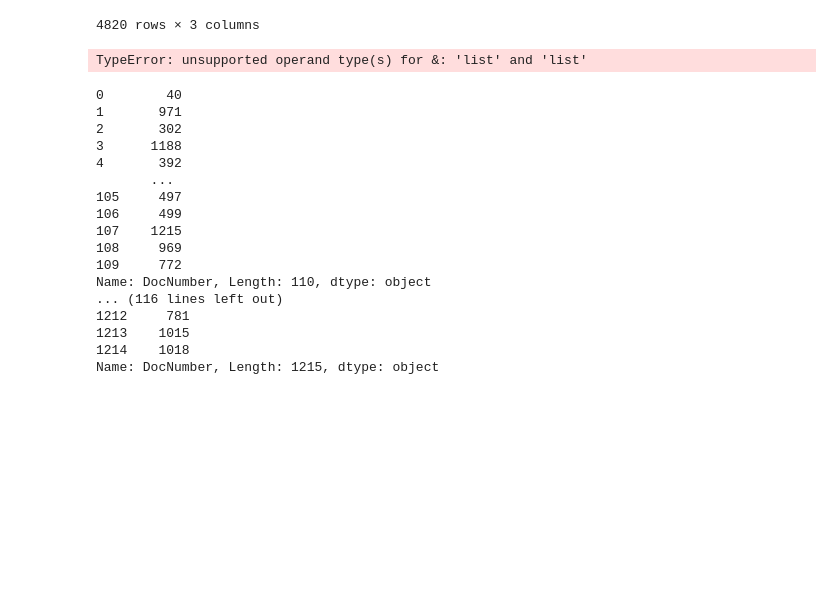
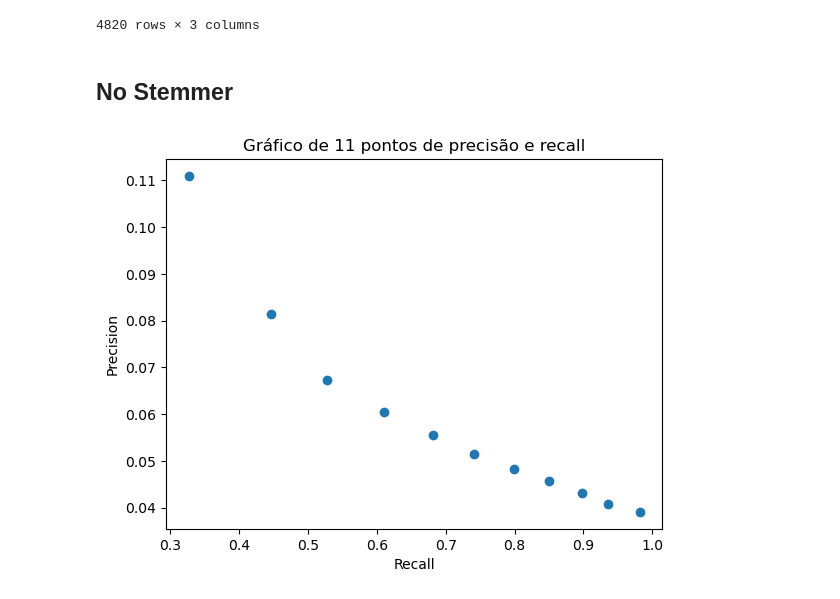
Before and after one commit to PedroSiqueira1/BuscaMineracaoDeTexto, a Jupyter notebook: notebook/avaliacao.ipynb, the cells around one changed output. Drawn from its saved outputs; the diff is of its cells as text; code cells hidden in the pictures; blank space fills up the shorter version.

Commit message:
Add stemmer graph

```diff
--- a/notebook/avaliacao.ipynb
+++ b/notebook/avaliacao.ipynb
@@ -62,44 +63,41 @@ esperados
 | 4818 | 100 | 1097 | 2 |
 | 4819 | 100 | 1232 | 2 |
 4820 rows × 3 columns
-# %%
-a = [1,2,3]
-b = [3,4,5]
-
-a%b
-# %% [output]
-TypeError: unsupported operand type(s) for &: 'list' and 'list'
+# %% [markdown]
+## No Stemmer
 # %%
 queries = esperados['QueryNumber'].unique()
 precision = {}
 recall = {}
 
+for i in range(11):
+    precision[i] = []
+    recall[i] = []
+
 for query in queries:
-    precision[query] = []
-    recall[query] = []
     relevant_documents = esperados[esperados['QueryNumber'] == query]['DocNumber']
     results = result[result['QueryNumber'] == query]['DocNumber']
     for i in range(11):
-        results_until_i = results[:(i+1)*len(results)//11]
+        results_until_i = results[:(i+1)*len(results)//11].astype(int)
         same_elements = np.intersect1d(relevant_documents, results_until_i)
 
-        precision[query].append(len(same_elements)/len(results_until_i))
-        recall[query].append(len(same_elements)/len(relevant_documents))
+        precision[i].append(len(same_elements)/len(results_until_i))
+        recall[i].append(len(same_elements)/len(relevant_documents))
+
+# Calculate mean precision and recall
+mean_precision = {}
+mean_recall = {}
+
+for i in range(11):
+    mean_precision[i] = np.mean(precision[i])
+    mean_recall[i] = np.mean(recall[i])
+
+
+# Plot precision x recall
+plt.scatter(mean_recall.values(), mean_precision.values())
+plt.title('Gráfico de 11 pontos de precisão e recall')
+plt.xlabel('Recall')
+plt.ylabel('Precision')
+plt.show()
 # %% [output]
-0        40
-1       971
-2       302
-3      1188
-4       392
-       ...
-105     497
-106     499
-107    1215
-108     969
-109     772
-Name: DocNumber, Length: 110, dtype: object
-... (116 lines left out)
-1212     781
-1213    1015
-1214    1018
-Name: DocNumber, Length: 1215, dtype: object
+[figure, added]
```
Also changed, not shown: parts of 4 cells of this notebook.
